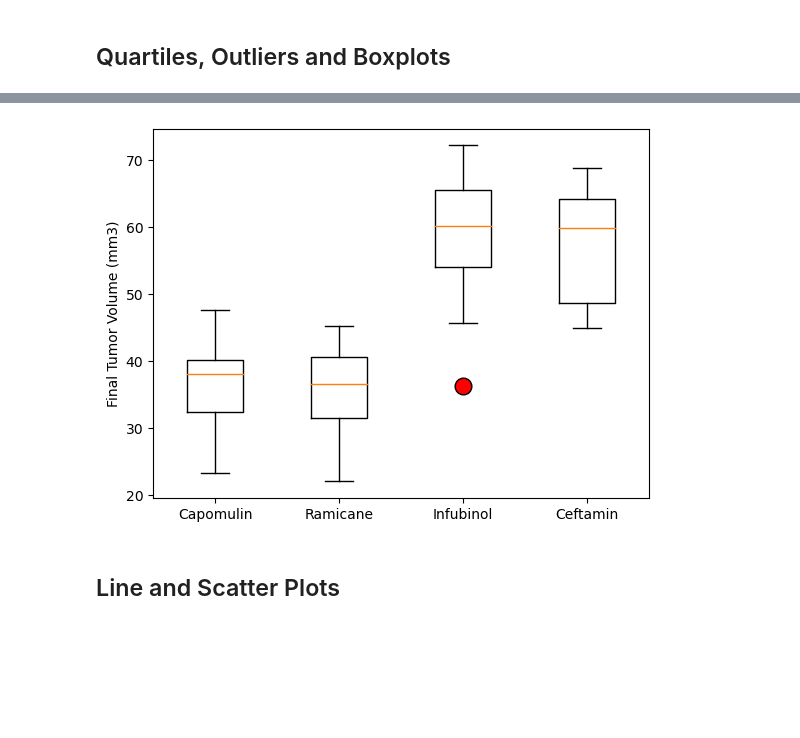
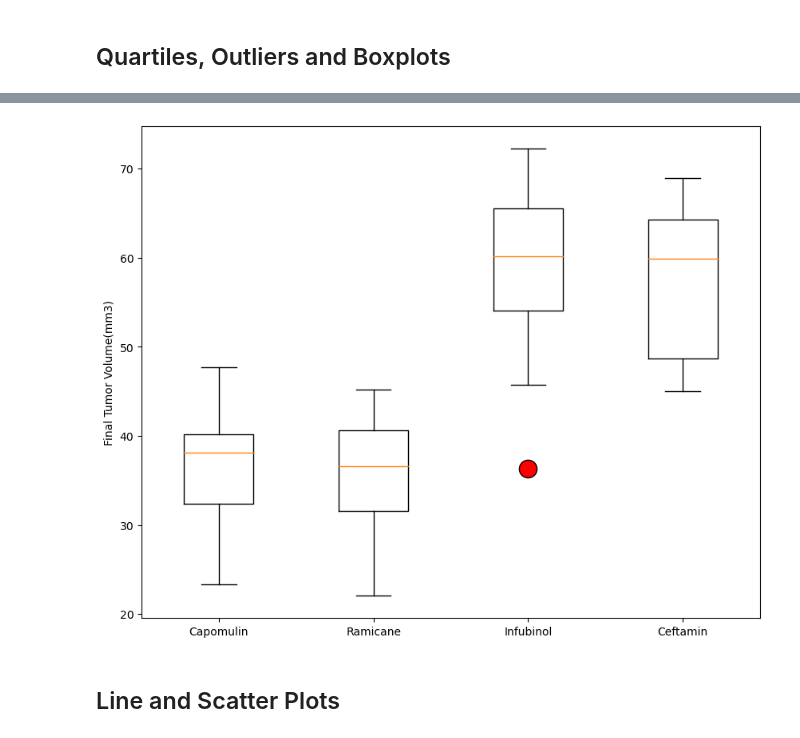
Before and after one commit to vara-co/Matplotlib-challenge, a Jupyter notebook: Pymaceuticals/pymaceuticals_starterLMVS.ipynb, the cells around one changed output, grey strips where cells are left out. Saved outputs shown, nothing was run; the diff lists cells and outputs as text; code cells hidden in the pictures; blank space fills up the shorter version.

```diff
--- a/Pymaceuticals/pymaceuticals_starterLMVS.ipynb
+++ b/Pymaceuticals/pymaceuticals_starterLMVS.ipynb
@@ -86,0 +72,6 @@ combined_data_cleaned = pd.merge(study_results_cleaned, mouse_metadata_cleaned,
+# %%
+#Create a clean DataFrame by dropping the duplicate mouse by its ID.
+cleanedData = combined_data[combined_data['Mouse ID'] != 'g989']
+
+#Print Data Frame
+cleanedData.head()
@@ -92,3 +92,6 @@ numMice_cleaned
 248
 # %% [markdown]
 ## Summary Statistics
+# %%
+#New DataFrame name
+combined_data_cleaned = cleanedData
@@ -151,10 +244,21 @@ numMice_cleaned
 # %% [markdown]
 ## Quartiles, Outliers and Boxplots
 # %%
-# Calculate the final tumor volume of each mouse across four of the treatment regimens:
-# Capomulin, Ramicane, Infubinol, and Ceftamin
+#Calculate the final tumor volume of each mouse across four of the treatment regimens:
+#Capomulin, Ramicane, Infubinol, and Ceftamin
 
-# Start by getting the last (greatest) timepoint for each mouse
+#Create an array of the above treatment regimens:
+t_regimens = ['Capomulin', 'Ramicane', 'Infubinol', 'Ceftamin']
 
+#Filter the data to include only the above treatment regimens:
+t_regimen_data = combined_data_cleaned[combined_data_cleaned['Drug Regimen'].isin(t_regimens)]
 
-# Merge this group df with the original DataFrame to get the tumor volume at the last timepoint
+#Start by getting the last (greatest) timepoint for each mouse
+last_timepoint = t_regimen_data.groupby('Mouse ID')['Timepoint'].max()
+
+#Merge this group df with the original DataFrame to get the tumor volume at the last timepoint
+#Create new DataFrame with Mouse ID and the corresponding last timepoint
+last_timepoint_df = pd.DataFrame({'Mouse ID': last_timepoint.index, 'Timepoint': last_timepoint.values})
+
+#Merge new DataFrame with the original DataFrame to get the tumor volume at the last timepoint
+final_tumorVolume_df = pd.merge(last_timepoint_df, t_regimen_data, on=['Mouse ID', 'Timepoint'])
@@ -184,6 +307,14 @@ Ceftamin's potential outliers: Series([], Name: Tumor Volume (mm3), dtype: float
 # %%
-# Generate a box plot that shows the distrubution of the tumor volume for each treatment group.
+#Generate a box plot that shows the distrubution of the tumor volume for each treatment group.
+plt.figure(figsize=(10, 8))
+plt.boxplot(tumorVol_data, labels=treatment_list, flierprops=dict(markerfacecolor='red', marker='o', markersize=16))
+
+#Set the Y label
+plt.ylabel('Final Tumor Volume(mm3)')
+
+#Show the plot
+plt.show()
 # %% [output]
-[figure, old version]
+[figure, new version]
 # %% [markdown]
 ## Line and Scatter Plots
```
Also changed, not shown: parts of 25 cells of this notebook.
